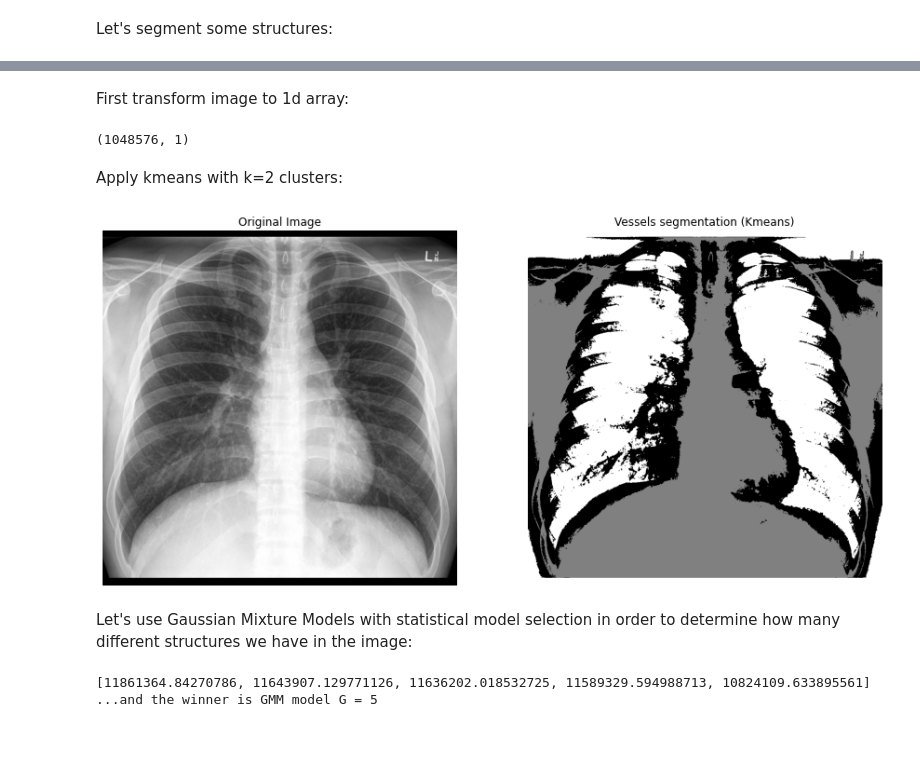
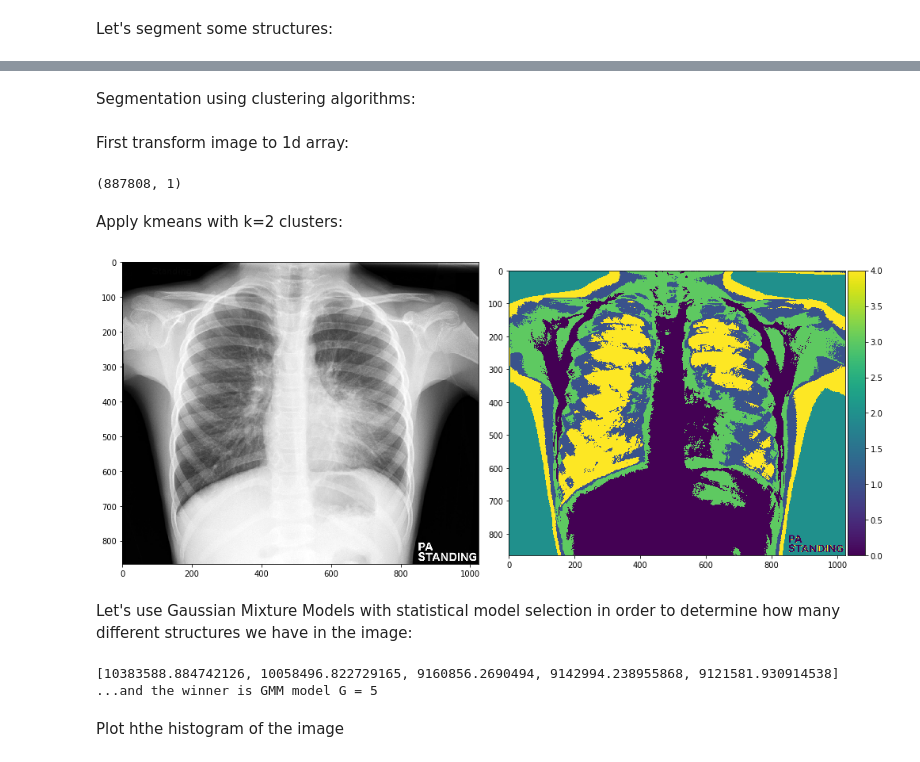
Before and after one commit to xtianu/Expert3D, a Jupyter notebook: first_steps_image_processing_pipeline.ipynb, the cells around one changed output, grey strips where cells are left out. Cells and saved outputs as stored; diff of their text form; code cells hidden in the pictures.

```diff
--- a/first_steps_image_processing_pipeline.ipynb
+++ b/first_steps_image_processing_pipeline.ipynb
@@ -16,7 +16,7 @@ Read the image and convert to a data matrix with pixel intensities in each color
 # %%
 import skimage as sk # load skimage libraries
 from skimage import io
-I = sk.io.imread('testim.jpg') # read image using imread function
+I = sk.io.imread('pneumo.jpg') # read image using imread function
 # %% [markdown]
 The data matrix has the following dimensions:
 # %%
@@ -79,3 +113,5 @@ Let's segment some structures:
+# %% [markdown]
+Segmentation using clustering algorithms:
 # %% [markdown]
 First transform image to 1d array:
 # %%
@@ -86,36 +122,27 @@ v_I = Igray.reshape(Igray.shape[0]*Igray.shape[1],1).astype(np.uint8)
 
 v_I.shape
 # %% [output]
-(1048576, 1)
+(887808, 1)
 # %% [markdown]
 Apply kmeans with k=2 clusters:
 # %%
 from sklearn.cluster import KMeans
 from matplotlib import gridspec
 
 # Fit a Kmeans clustering model with two clusters using training image:
-kmeans = KMeans(n_clusters=3, random_state=0).fit(v_I)
+kmeans = KMeans(n_clusters=5, random_state=0).fit(v_I)
 v_kmeans = kmeans.predict(v_I)
 
 I_kmeans = np.array(v_kmeans).reshape(Igray.shape[0],Igray.shape[1]).astype(np.uint8) # Shape back result as image
 
-
-fig = plt.figure(figsize=(15, 15))
-gs = gridspec.GridSpec(1, 2)
-
-ax1 = fig.add_subplot(gs[0,0])
-ax1.imshow(Igray, cmap=plt.cm.gray)
-ax1.set_title('Original Image')
-ax1.set_axis_off()
-
-ax2 = fig.add_subplot(gs[0,1])
-ax2.imshow(I_kmeans, cmap=plt.cm.gray)
-ax2.set_title('Vessels segmentation (Kmeans)')
-ax2.set_axis_off()
-
+fig = plt.figure(figsize=(14,12))
+ax = fig.add_subplot(121)
+ax = sk.io.imshow(Igray)
+ax1 = fig.add_subplot(122)
+ax1 = sk.io.imshow(I_kmeans) # visualize image using imshow function
 plt.show()
 # %% [output]
-[figure, old version]
+[figure, new version]
 # %% [markdown]
 Let's use Gaussian Mixture Models with statistical model selection in order to determine how many different structures we have in the image:
 # %%
@@ -135,5 +162,7 @@ print(bic)
 idx_winner = np.argmin(bic)
 print('...and the winner is GMM model G = {}'.format(idx_winner+1))
 # %% [output]
-[11861364.84270786, 11643907.129771126, 11636202.018532725, 11589329.594988713, 10824109.633895561]
+[10383588.884742126, 10058496.822729165, 9160856.2690494, 9142994.238955868, 9121581.930914538]
 ...and the winner is GMM model G = 5
+# %% [markdown]
+Plot hthe histogram of the image
```
Also changed, not shown: parts of 16 cells of this notebook.
